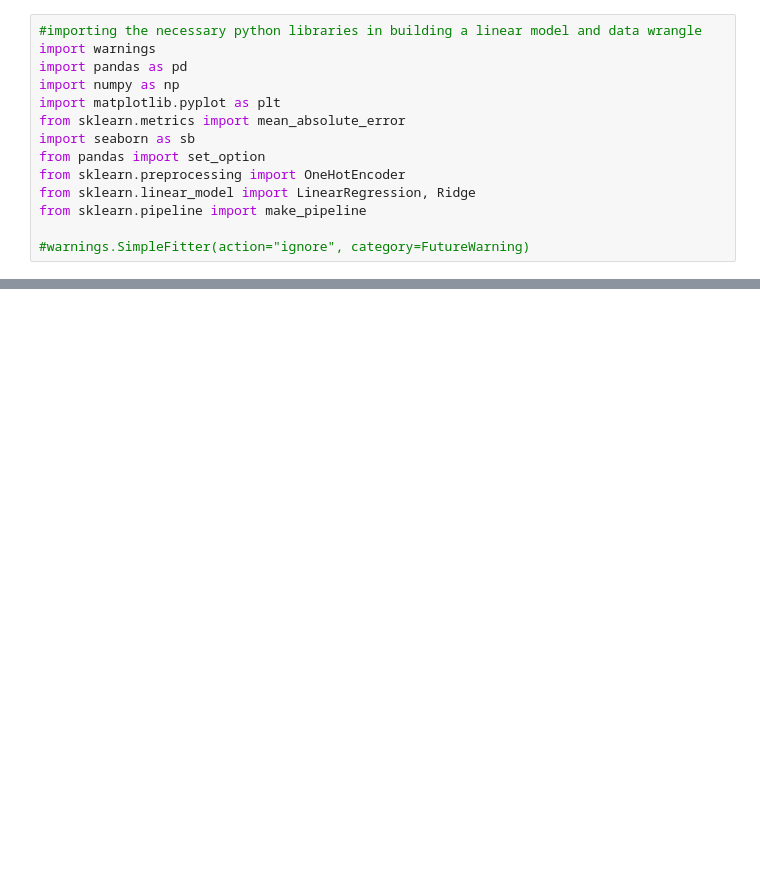
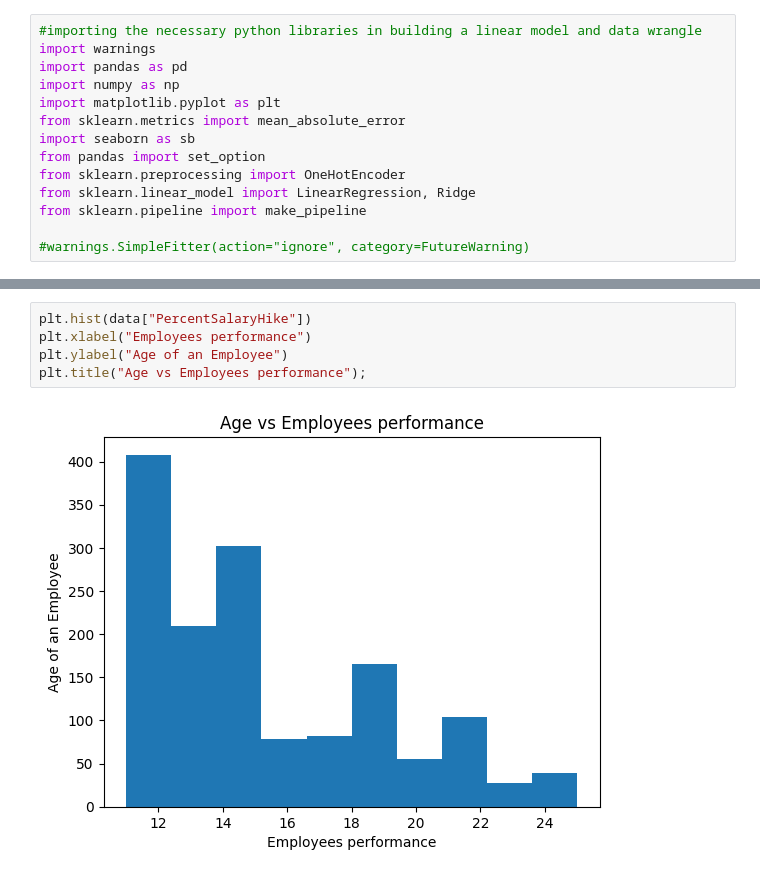
Before and after one commit to GorrettyOkumbe/Datascience-One-Campus, a Jupyter notebook: WORK _SPACE/Employee_attrition.ipynb, the cells around one changed output, grey strips where cells are left out. Drawn from its saved outputs; the diff is of its cells as text; blank space fills up the shorter version.

```diff
--- a/WORK _SPACE/Employee_attrition.ipynb
+++ b/WORK _SPACE/Employee_attrition.ipynb
@@ -141,0 +201,7 @@ sb.heatmap(df1.corr(), annot=True);
+# %%
+plt.hist(data["PercentSalaryHike"])
+plt.xlabel("Employees performance")
+plt.ylabel("Age of an Employee")
+plt.title("Age vs Employees performance");
+# %% [output]
+[figure, added]
```
Also changed, not shown: parts of 14 cells of this notebook.
